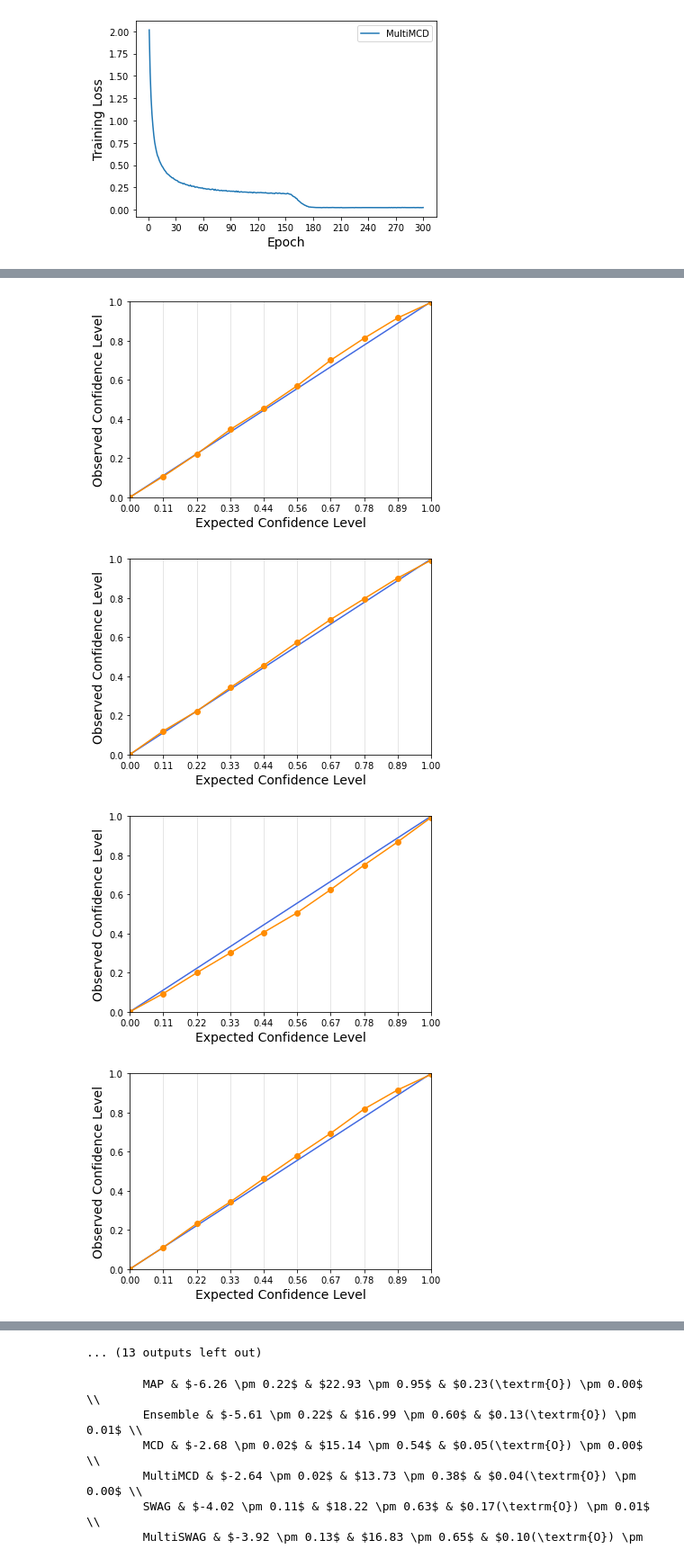
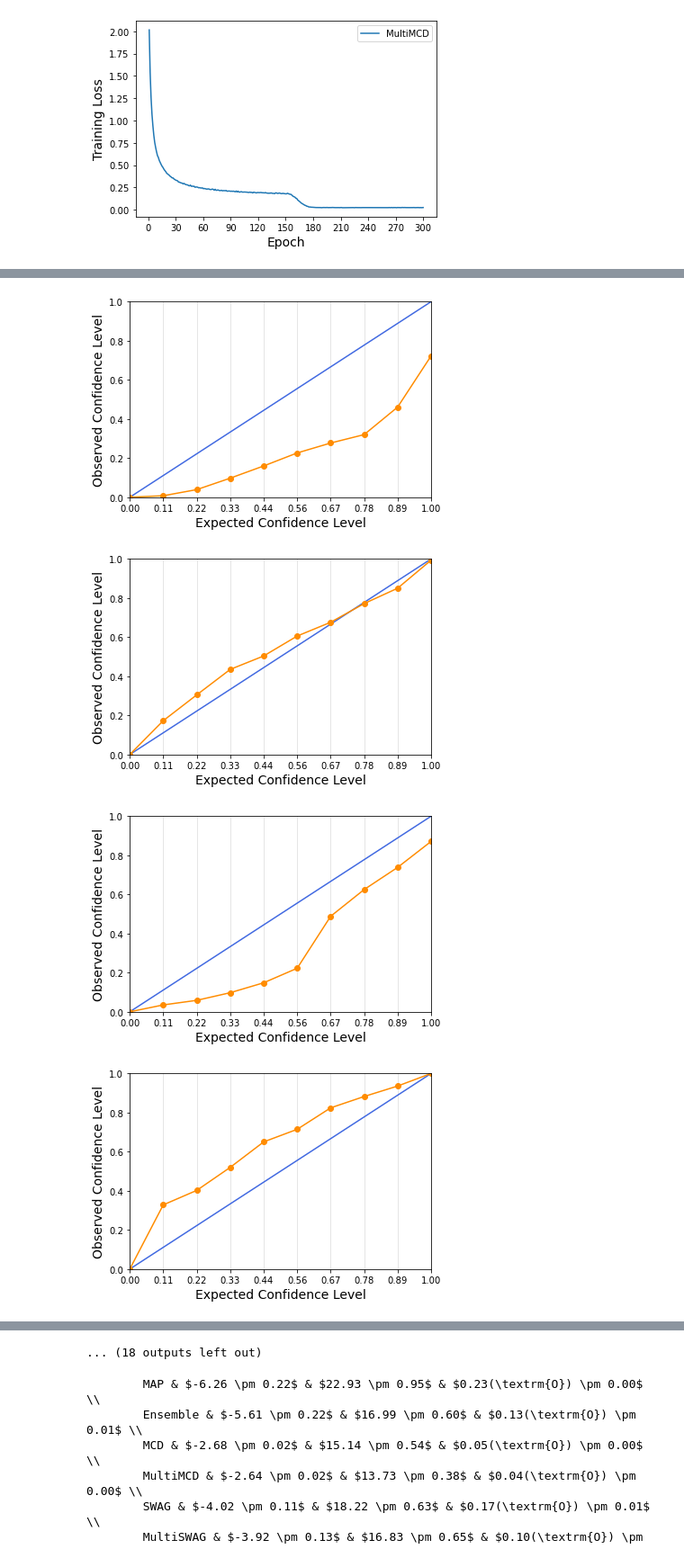
Before and after one commit to Feuermagier/VariationalBayesianDL, a Jupyter notebook: SampleCalibration.ipynb, the cells around one changed output, grey strips where cells are left out. Shown at 90% size. Saved outputs shown, nothing was run; the diff lists cells and outputs as text; code cells hidden in the pictures.

```diff
--- a/SampleCalibration.ipynb
+++ b/SampleCalibration.ipynb
@@ -402,8 +402,8 @@ import matplotlib.pyplot as plt
 
 all_results = {}
 
-in_path = "/mnt/d/Uni/Bachelorarbeit/results/UCI/Power/results"
-out_path = "/home/flo/VariationalBayesianDL/results/UCI/power"
+in_path = "/mnt/d/Uni/Bachelorarbeit/results/UCI/Energy/results"
+out_path = "/home/flo/VariationalBayesianDL/results/UCI/energy"
 #variants = ["in", "out"]
 
 os.chdir(in_path)
@@ -550,4 +548,4 @@ vogn diverged
-[figure, old version]
+[figure, new version]
-[figure, old version]
+[figure, new version]
-[figure, old version]
+[figure, new version]
-[figure, old version]
+[figure, new version]
@@ -559,4 +557,4 @@ vogn diverged
-... (13 outputs left out)
+... (18 outputs left out)
 # %%
 
 def print_method(method, method_results):
```
Also changed, not shown: parts of 1 cell of this notebook, 32 other files.
